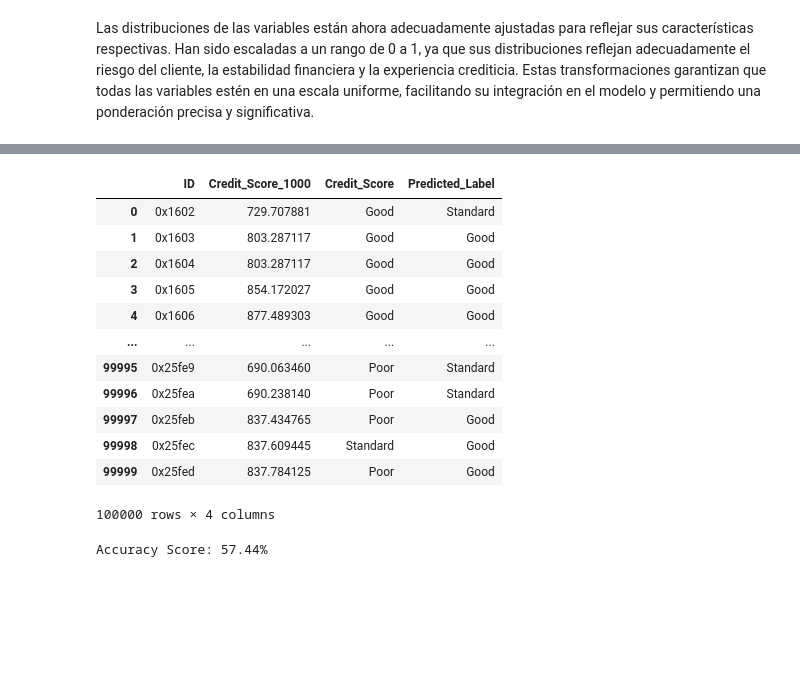
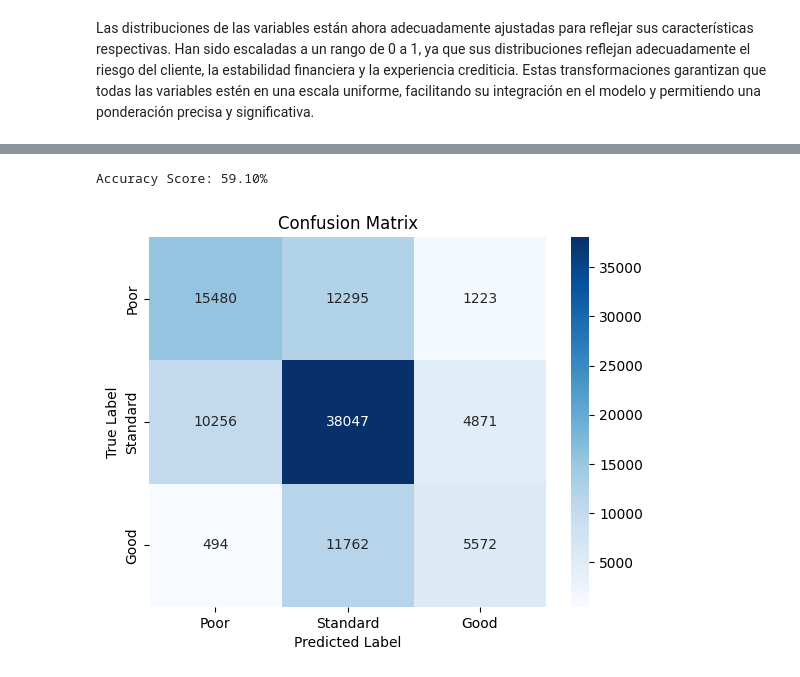
Before and after one commit to PauloVilla/Modelo_Credito_01, a Jupyter notebook: Modelo de credito.ipynb, the cells around one changed output, grey strips where cells are left out. Cells and saved outputs as stored; diff of their text form; code cells hidden in the pictures; blank space fills up the shorter version.

```diff
--- a/Modelo de credito.ipynb
+++ b/Modelo de credito.ipynb
@@ -603,43 +603,43 @@ plt.show()
 # %%
 # Función para asignar las etiquetas basadas en los umbrales
 def assign_label(score):
     """Función para asignar la etiqueta (Poor, Standard, Good) dependiendo de su score y los umbrales
 
     Args:
         score (float): Score conseguido con nuestra métrica
 
     Returns:
         str: Etiqueta del ID
     """
     if score < threshold_1:
         return 'Poor'
     elif score < threshold_2:
         return 'Standard'
     else:
         return 'Good'
 
 # Aplicar la función a la columna 'Credit_Score_1000' para generar las predicciones
-df_final['Predicted_Label'] = df_final['Credit_Score_1000'].apply(assign_label)
-df_final
+df_final['Predicted_Label'] = df_final['Credit_Score_850'].apply(assign_label)
+# Sacamos las etiquetas
+y_true = df_final['Credit_Score']
+y_pred = df_final['Predicted_Label']
+# Generamos una métrica para ver a cuantos si los etiquetamos correctamente.
+accuracy = (df_final['Credit_Score'] == df_final['Predicted_Label']).mean()
+
+
+# Mostrar el resultado
+print(f"Accuracy Score: {accuracy * 100:.2f}%")
+
+# Matriz de confusión
+cm = confusion_matrix(y_true, y_pred, labels=['Poor', 'Standard', 'Good'])
+# Crear un heatmap con seaborn
+sns.heatmap(cm, annot=True, fmt='d', cmap='Blues', xticklabels=['Poor', 'Standard', 'Good'], yticklabels=['Poor', 'Standard', 'Good'])
+
+# Etiquetas y título
+plt.xlabel('Predicted Label')
+plt.ylabel('True Label')
+plt.title('Confusion Matrix')
+plt.show()
 # %% [output]
-|  | ID | Credit_Score_1000 | Credit_Score | Predicted_Label |
-| 0 | 0x1602 | 729.707881 | Good | Standard |
-| 1 | 0x1603 | 803.287117 | Good | Good |
-| 2 | 0x1604 | 803.287117 | Good | Good |
-| 3 | 0x1605 | 854.172027 | Good | Good |
-| 4 | 0x1606 | 877.489303 | Good | Good |
-| ... | ... | ... | ... | ... |
-| 99995 | 0x25fe9 | 690.063460 | Poor | Standard |
-| 99996 | 0x25fea | 690.238140 | Poor | Standard |
-| 99997 | 0x25feb | 837.434765 | Poor | Good |
-| 99998 | 0x25fec | 837.609445 | Standard | Good |
-| 99999 | 0x25fed | 837.784125 | Poor | Good |
-100000 rows × 4 columns
+Accuracy Score: 59.10%
+[figure, added]
-# %%
-# Generamos una métrica para ver a cuantos si los etiquetamos correctamente.
-accuracy = (df_final['Credit_Score'] == df_final['Predicted_Label']).mean()
-
-# Mostrar el resultado
-print(f"Accuracy Score: {accuracy * 100:.2f}%")
-# %% [output]
-Accuracy Score: 57.44%
```
Also changed, not shown: parts of 18 cells of this notebook.
